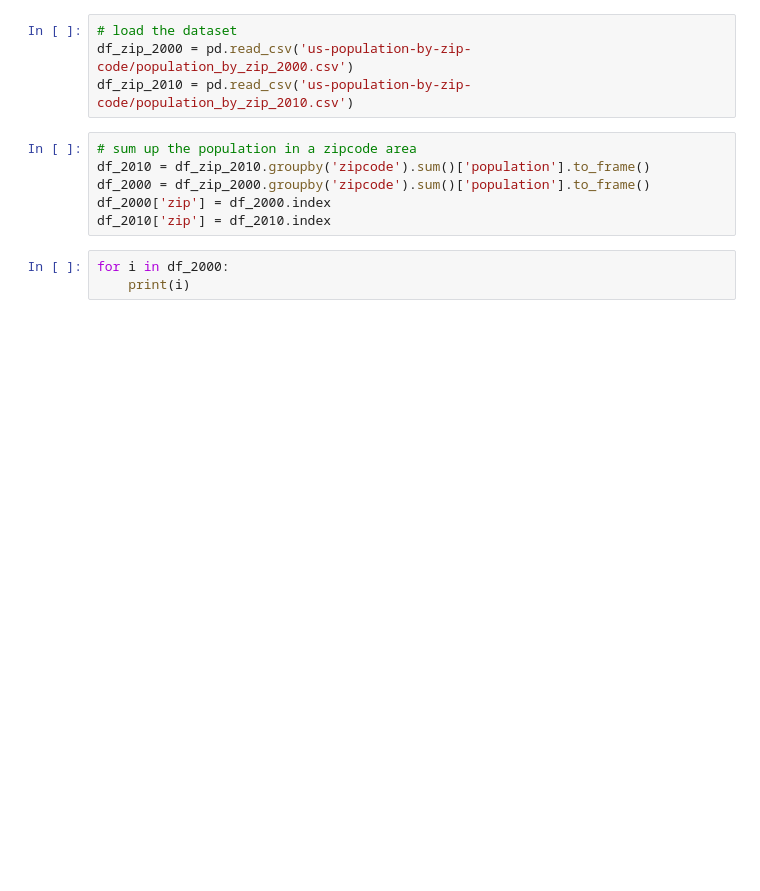
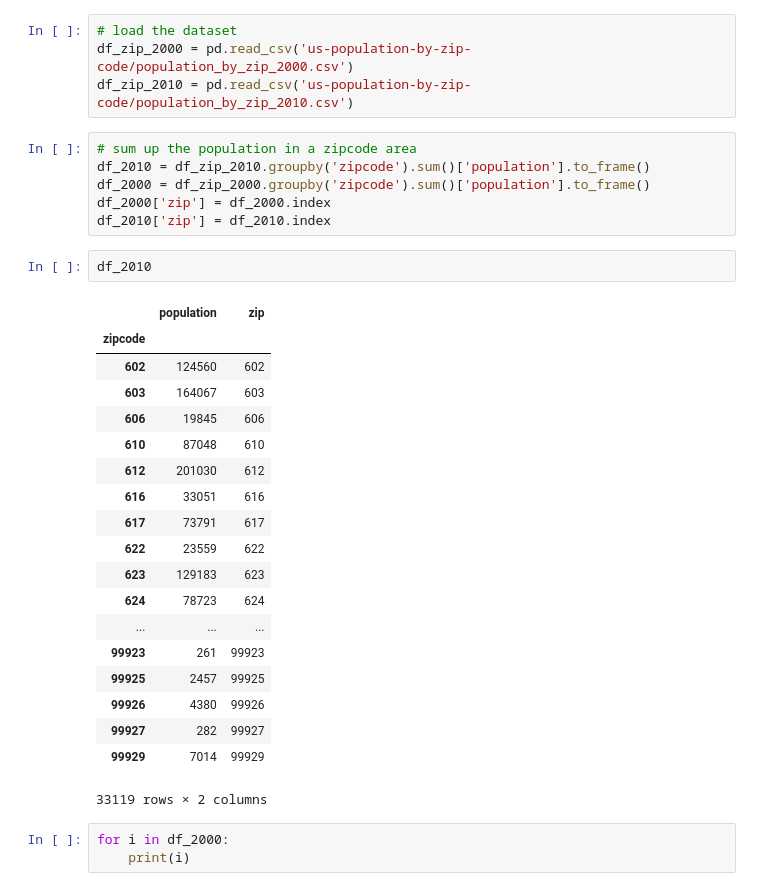
Before and after one commit to yaqiongz/JobMatcher, a Jupyter notebook: data_wrangling.ipynb, the cells around one changed output. Drawn from its saved outputs; the diff is of its cells as text; blank space fills up the shorter version.

```diff
--- a/data_wrangling.ipynb
+++ b/data_wrangling.ipynb
@@ -240,6 +254,28 @@ df_2010 = df_zip_2010.groupby('zipcode').sum()['population'].to_frame()
 df_2000 = df_zip_2000.groupby('zipcode').sum()['population'].to_frame()
 df_2000['zip'] = df_2000.index
 df_2010['zip'] = df_2010.index
+# %%
+df_2010
+# %% [output]
+|  | population | zip |
+| zipcode |  |  |
+| 602 | 124560 | 602 |
+| 603 | 164067 | 603 |
+| 606 | 19845 | 606 |
+| 610 | 87048 | 610 |
+| 612 | 201030 | 612 |
+| 616 | 33051 | 616 |
+| 617 | 73791 | 617 |
+| 622 | 23559 | 622 |
+| 623 | 129183 | 623 |
+| 624 | 78723 | 624 |
+| ... | ... | ... |
+| 99923 | 261 | 99923 |
+| 99925 | 2457 | 99925 |
+| 99926 | 4380 | 99926 |
+| 99927 | 282 | 99927 |
+| 99929 | 7014 | 99929 |
+33119 rows × 2 columns
 # %%
 for i in df_2000:
     print(i)
```
Also changed, not shown: parts of 4 cells of this notebook.
